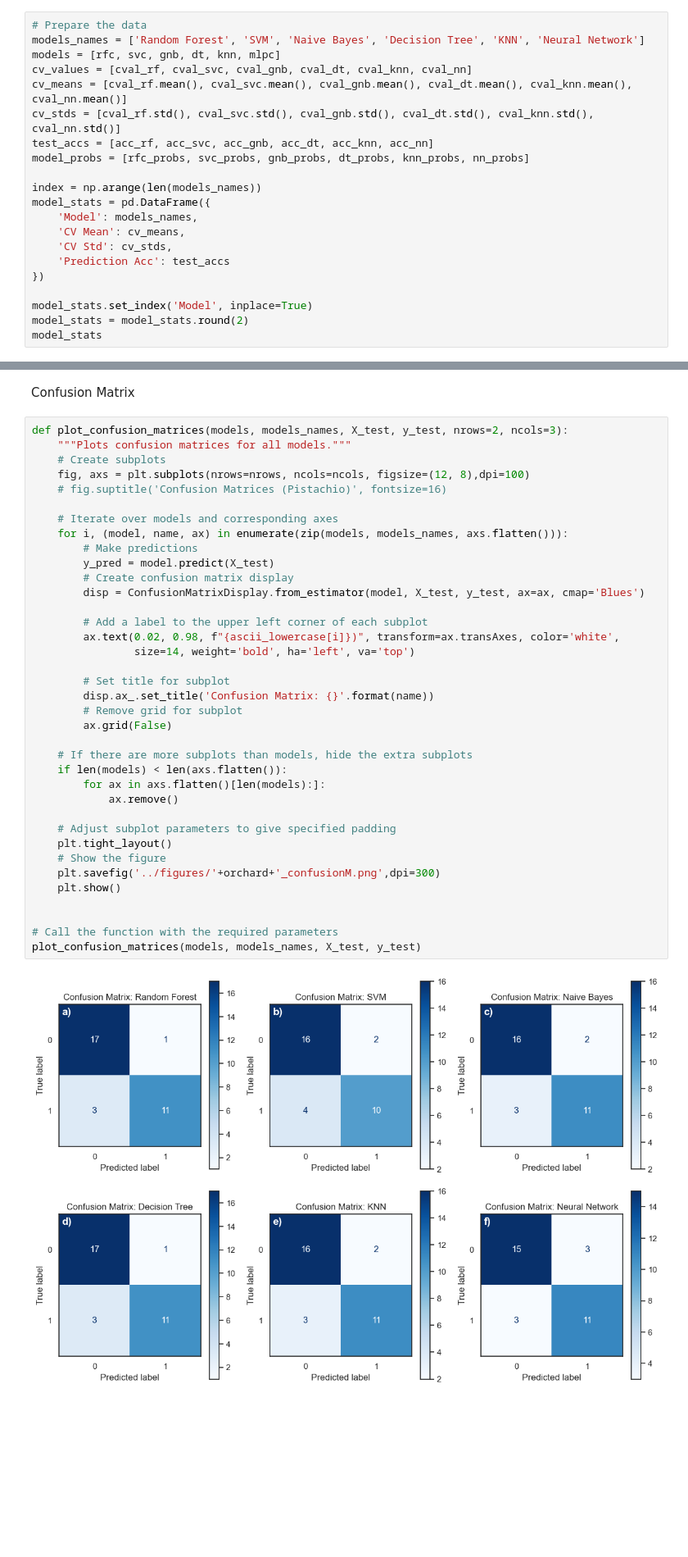
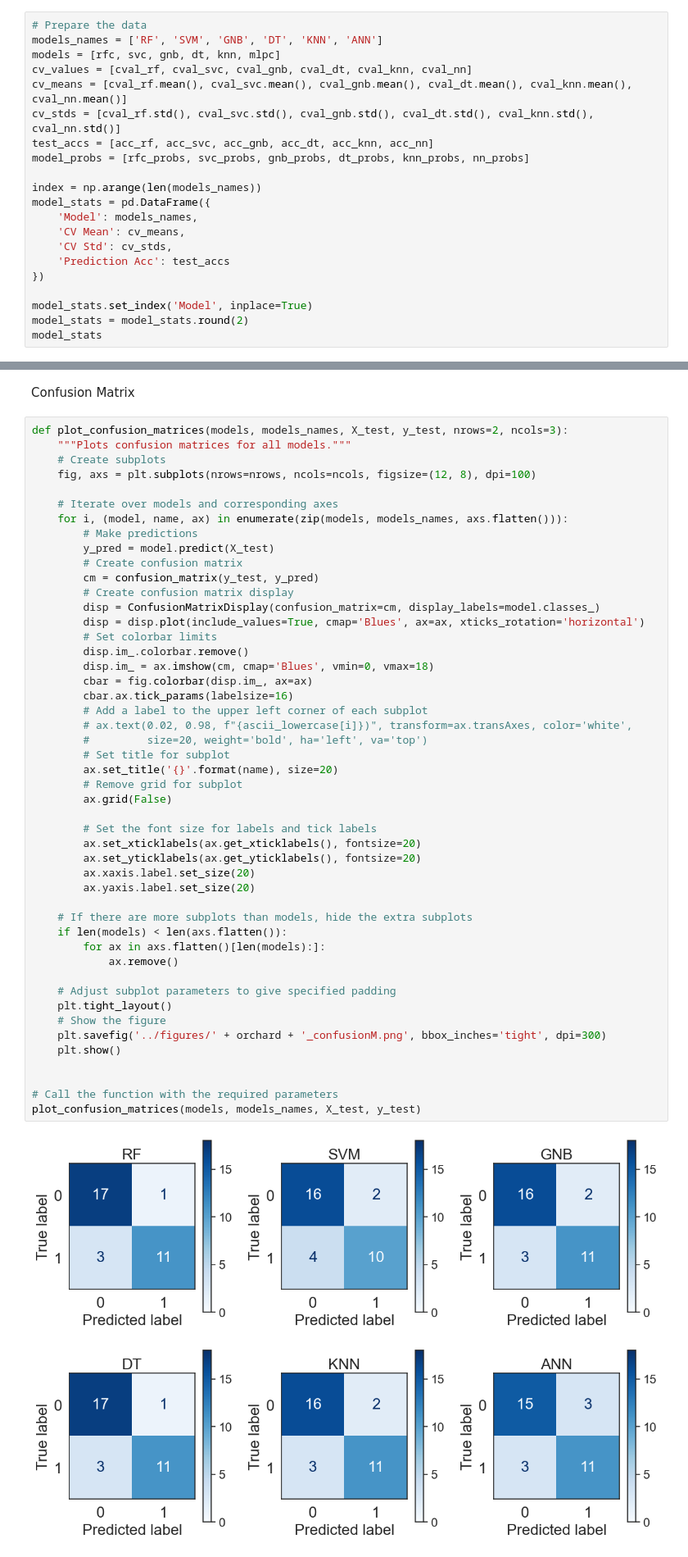
Before and after one commit to mehradmrt/P_Orchard_Data_Analysis, a Jupyter notebook: src_data_analysis/ML_algorithms_new.ipynb, the cells around one changed output, grey strips where cells are left out. Shown at 82% size. Cells and saved outputs as stored; diff of their text form; blank space fills up the shorter version.

Commit message:
Final plots made for paper

```diff
--- a/src_data_analysis/ML_algorithms_new.ipynb
+++ b/src_data_analysis/ML_algorithms_new.ipynb
@@ -634,7 +635,7 @@ knn_probs = knn.predict_proba(X_test)[:, 1]
 nn_probs  = mlpc.predict_proba(X_test)[:, 1]
 # %%
 # Prepare the data
-models_names = ['Random Forest', 'SVM', 'Naive Bayes', 'Decision Tree', 'KNN', 'Neural Network']
+models_names = ['RF', 'SVM', 'GNB', 'DT', 'KNN', 'ANN']
 models = [rfc, svc, gnb, dt, knn, mlpc]
 cv_values = [cval_rf, cval_svc, cval_gnb, cval_dt, cval_knn, cval_nn]
 cv_means = [cval_rf.mean(), cval_svc.mean(), cval_gnb.mean(), cval_dt.mean(), cval_knn.mean(), cval_nn.mean()]
@@ -763,42 +766,53 @@ Confusion Matrix
 # %%
 def plot_confusion_matrices(models, models_names, X_test, y_test, nrows=2, ncols=3):
     """Plots confusion matrices for all models."""
     # Create subplots
-    fig, axs = plt.subplots(nrows=nrows, ncols=ncols, figsize=(12, 8),dpi=100)
-    # fig.suptitle('Confusion Matrices (Pistachio)', fontsize=16)
+    fig, axs = plt.subplots(nrows=nrows, ncols=ncols, figsize=(12, 8), dpi=100)
 
     # Iterate over models and corresponding axes
     for i, (model, name, ax) in enumerate(zip(models, models_names, axs.flatten())):
         # Make predictions
         y_pred = model.predict(X_test)
+        # Create confusion matrix
+        cm = confusion_matrix(y_test, y_pred)
         # Create confusion matrix display
-        disp = ConfusionMatrixDisplay.from_estimator(model, X_test, y_test, ax=ax, cmap='Blues')
-
+        disp = ConfusionMatrixDisplay(confusion_matrix=cm, display_labels=model.classes_)
+        disp = disp.plot(include_values=True, cmap='Blues', ax=ax, xticks_rotation='horizontal')
+        # Set colorbar limits
+        disp.im_.colorbar.remove()
+        disp.im_ = ax.imshow(cm, cmap='Blues', vmin=0, vmax=18)
+        cbar = fig.colorbar(disp.im_, ax=ax)
+        cbar.ax.tick_params(labelsize=16)
         # Add a label to the upper left corner of each subplot
-        ax.text(0.02, 0.98, f"{ascii_lowercase[i]})", transform=ax.transAxes, color='white',
-                size=14, weight='bold', ha='left', va='top')
-
+        # ax.text(0.02, 0.98, f"{ascii_lowercase[i]})", transform=ax.transAxes, color='white',
+        #         size=20, weight='bold', ha='left', va='top')
         # Set title for subplot
-        disp.ax_.set_title('Confusion Matrix: {}'.format(name))
+        ax.set_title('{}'.format(name), size=20)
         # Remove grid for subplot
         ax.grid(False)
+
+        # Set the font size for labels and tick labels
+        ax.set_xticklabels(ax.get_xticklabels(), fontsize=20)
+        ax.set_yticklabels(ax.get_yticklabels(), fontsize=20)
+        ax.xaxis.label.set_size(20)
+        ax.yaxis.label.set_size(20)
 
     # If there are more subplots than models, hide the extra subplots
     if len(models) < len(axs.flatten()):
         for ax in axs.flatten()[len(models):]:
             ax.remove()
 
     # Adjust subplot parameters to give specified padding
     plt.tight_layout()
     # Show the figure
-    plt.savefig('../figures/'+orchard+'_confusionM.png',dpi=300)
+    plt.savefig('../figures/' + orchard + '_confusionM.png', bbox_inches='tight', dpi=300)
     plt.show()
 
 
 # Call the function with the required parameters
 plot_confusion_matrices(models, models_names, X_test, y_test)
 # %% [output]
-[figure, old version]
+[figure, new version]
 # %%
 from sklearn.metrics import precision_recall_curve
 from sklearn.metrics import average_precision_score
```
Also changed, not shown: parts of 13 cells of this notebook, 8 other files.
